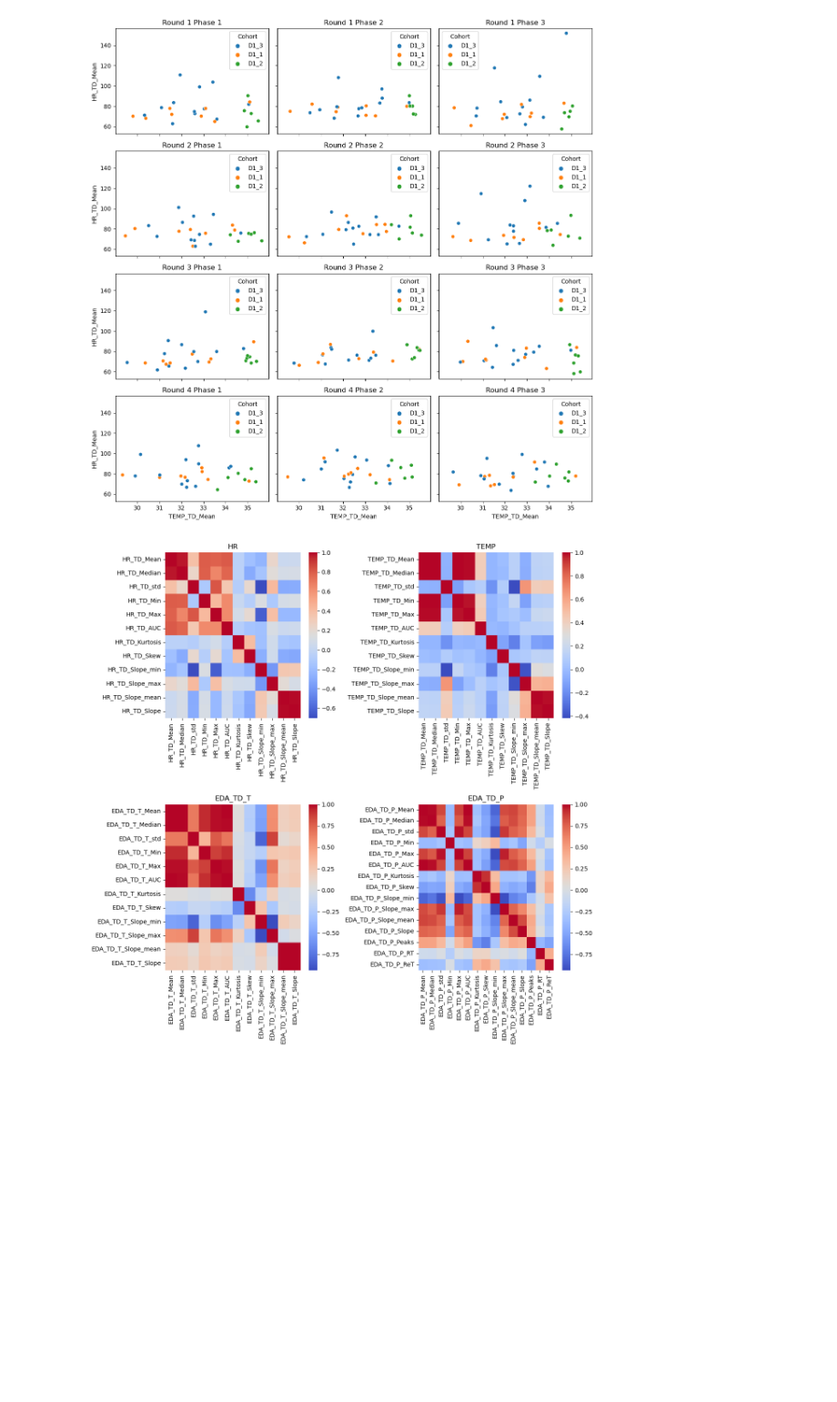
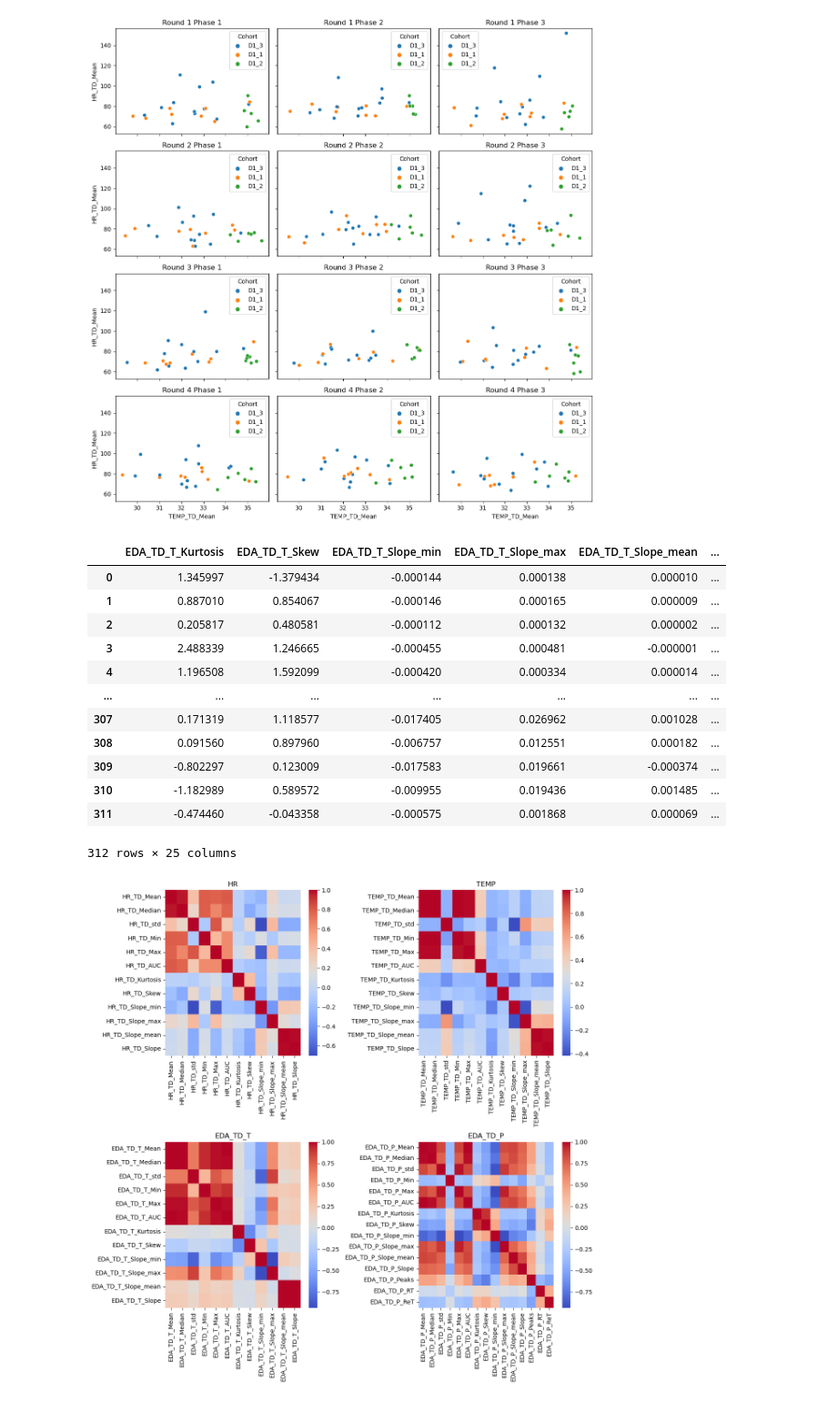
Before and after one commit to SorenBlattBendtsen/02582, a Jupyter notebook: Assignment_2/exploratory_additional_plots.ipynb, the cells around one changed output. Shown at 91% size. Saved outputs shown, nothing was run; the diff lists cells and outputs as text; code cells hidden in the pictures; blank space fills up the shorter version.

```diff
--- a/Assignment_2/exploratory_additional_plots.ipynb
+++ b/Assignment_2/exploratory_additional_plots.ipynb
@@ -219,6 +219,22 @@ plt.show()
 [figure]
 # %%
 feelings = ['Frustrated', 'upset', 'hostile', 'alert', 'ashamed', 'inspired', 'nervous', 'attentive', 'afraid', 'active', 'determined']
+# %%
+data.iloc[:, -25:]
+# %% [output]
+|  | EDA_TD_T_Kurtosis | EDA_TD_T_Skew | EDA_TD_T_Slope_min | EDA_TD_T_Slope_max | EDA_TD_T_Slope_mean | ... |
+| 0 | 1.345997 | -1.379434 | -0.000144 | 0.000138 | 0.000010 | ... |
+| 1 | 0.887010 | 0.854067 | -0.000146 | 0.000165 | 0.000009 | ... |
+| 2 | 0.205817 | 0.480581 | -0.000112 | 0.000132 | 0.000002 | ... |
+| 3 | 2.488339 | 1.246665 | -0.000455 | 0.000481 | -0.000001 | ... |
+| 4 | 1.196508 | 1.592099 | -0.000420 | 0.000334 | 0.000014 | ... |
+| ... | ... | ... | ... | ... | ... | ... |
+| 307 | 0.171319 | 1.118577 | -0.017405 | 0.026962 | 0.001028 | ... |
+| 308 | 0.091560 | 0.897960 | -0.006757 | 0.012551 | 0.000182 | ... |
+| 309 | -0.802297 | 0.123009 | -0.017583 | 0.019661 | -0.000374 | ... |
+| 310 | -1.182989 | 0.589572 | -0.009955 | 0.019436 | 0.001485 | ... |
+| 311 | -0.474460 | -0.043358 | -0.000575 | 0.001868 | 0.000069 | ... |
+312 rows × 25 columns
 # %%
 # columns that include HR
 hr_cols = [col for col in data.columns if 'HR' in col]
```
Also changed, not shown: 2 other files.
